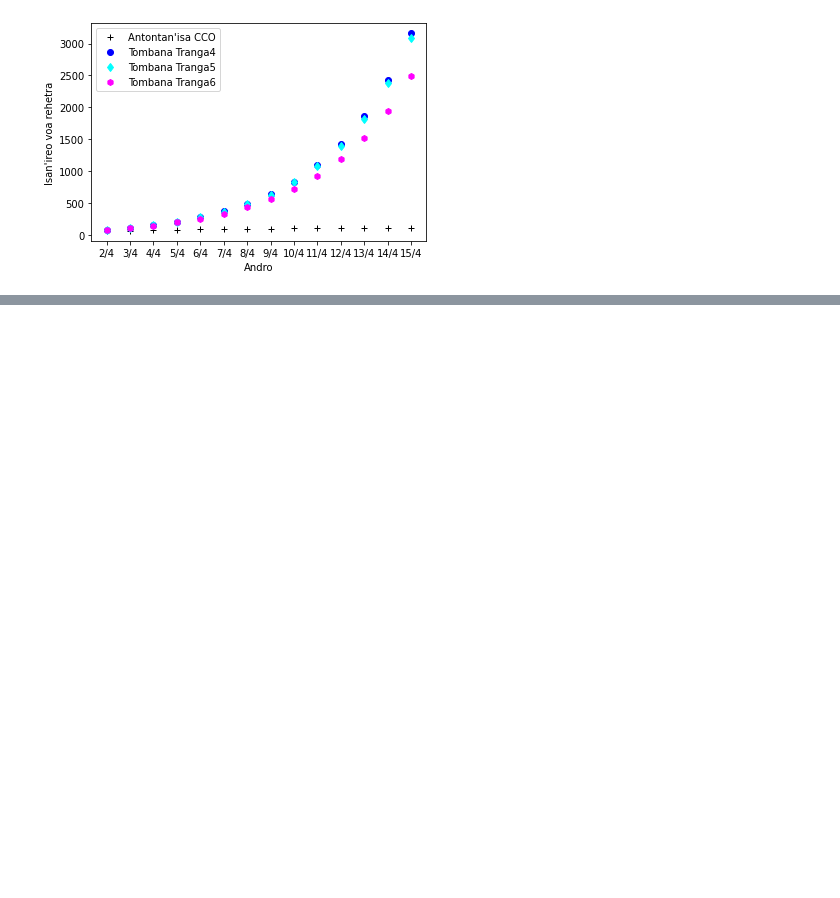
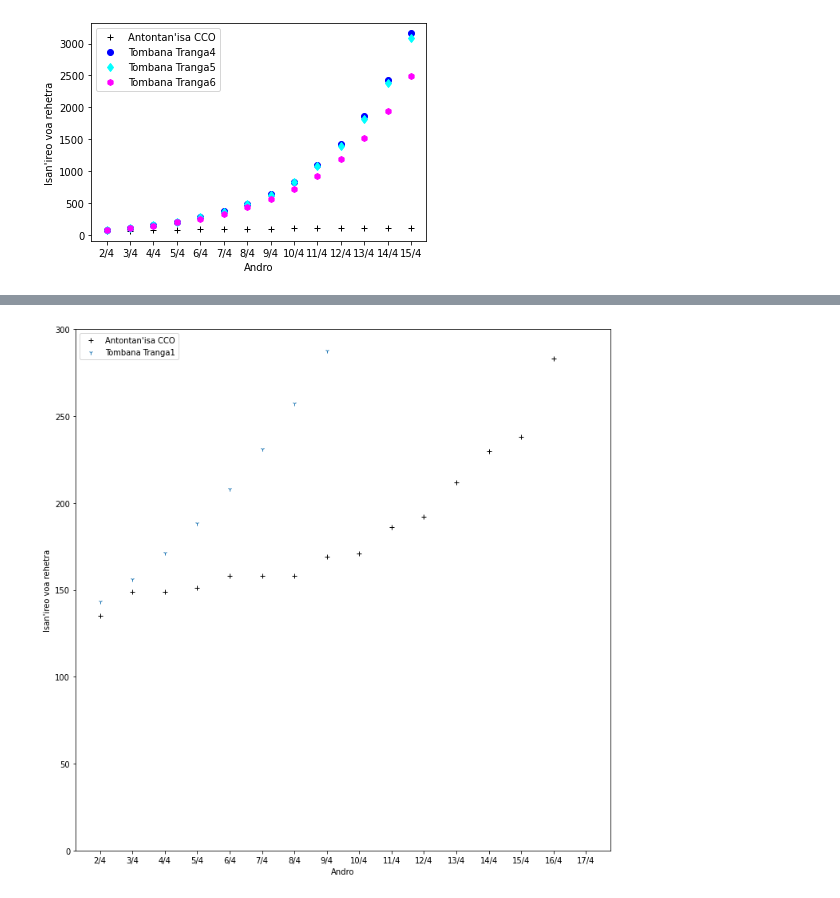
Before and after one commit to herysedra/covid19-mankaiza-clone, a Jupyter notebook: scripts/paper/simple_blocks/sir_vmiv.ipynb, the cells around one changed output, grey strips where cells are left out. Drawn from its saved outputs; the diff is of its cells as text; code cells hidden in the pictures; blank space fills up the shorter version.

```diff
--- a/scripts/paper/simple_blocks/sir_vmiv.ipynb
+++ b/scripts/paper/simple_blocks/sir_vmiv.ipynb
@@ -59,4 +41,8 @@ cco_cases_mdg
 # %%
+date_data_begin = datetime.date(2020,4,2)
+date_data_end = datetime.date(2020,4,15)
+
+
 NT = 2e6
 N10 = 1e4
 N1 = 1e3
@@ -123,7 +109,7 @@ formatf_date = lambda date_py: '{}/{}'.format(date_py.day, date_py.month)
 daty_lst = []
 
 
-for el in range(14):
+for el in range((date_data_end - date_data_begin).days + 1):
   daty_lav =  daty_lav + datetime.timedelta(days = 1)
   daty = formatf_date(daty_lav)
   daty_lst.append(daty)
@@ -180,7 +166,7 @@ for el in range(14):
 #print('ItotT :', ItotT_lst, sep=" ")
 
 plt.figure()
-plt.plot(daty_lst, cco_tot_lst, marker ="+",ls = 'None', color='black',label="Antontan'isa CCO")
+plt.plot(daty_lst, tilyvoamdg.loc[date_data_begin:date_data_end, 'Voareh tvm'], marker ="+",ls = 'None', color='black',label="Antontan'isa CCO")
 plt.plot(daty_lst,ItotT_lst, "1", ls = 'None', label='Tombana Tranga1')
 plt.plot(daty_lst,Itot10_lst, marker ="2",ls = 'None', color='red',label='Tombana Tranga2')
 plt.plot(daty_lst,Itot1_lst, marker = "3", ls = 'None', color='grey', label='Tombana Tranga3')
@@ -259,0 +241,76 @@ The PostScript backend does not support transparency; partially transparent arti
+# %%
+date_data_begin = datetime.date(2020,5,2)
+date_data_end = datetime.date(2020,5,17)
+
+NT = 4e6
+
+
+I0 = 4
+
+ItotT = 132
+IvT = 4
+IT = 132 - 94 + I0 # 94 no totaly sitrana t@ 5/2/2020
+
+ST = NT - 132 - 94
+
+ST3 = ST
+
+ItotT_lst = []
+IvT_lst = []
+
+
+ItotT3 = ItotT
+IvT3 = IvT
+IT3 = IT
+
+ItotT3_lst = []
+IvT3_lst = []
+
+
+lc = 0.27
+mc = 0.12
+
+l3 = 0.45
+m3 = 0.15
+
+daty_lav = datetime.date(2020,4,1)
+formatf_date = lambda date_py: '{}/{}'.format(date_py.day, date_py.month)
+
+daty_lst = []
+
+
+for el in range((date_data_end - date_data_begin).days + 1):
+  daty_lav =  daty_lav + datetime.timedelta(days = 1)
+  daty = formatf_date(daty_lav)
+  daty_lst.append(daty)
+
+  IvT = (lc/NT)*ST*IT
+  ST = ST - (lc/NT)*IT
+  IT = IT + IvT - mc*IT
+  ItotT = ItotT + IvT
+
+  ItotT_lst.append(round(ItotT, 2))
+  IvT_lst.append(round(IvT, 2))
+
+  IvT3 = (l3/NT)*ST3*IT3
+  ST3 = ST3 - (l3/NT)*IT3
+  IT3 = IT3 + IvT3 - m3*IT3
+  ItotT3 = ItotT3 + IvT3
+
+  ItotT3_lst.append(round(ItotT3, 2))
+  IvT3_lst.append(round(IvT3, 2))
+
+
+fig, ax = plt.subplots(figsize=(12, 12))
+
+ax.plot(daty_lst, tilyvoamdg.loc[date_data_begin:date_data_end, 'Voareh tvm'], marker ="+",ls = 'None', color='black',label="Antontan'isa CCO")
+ax.plot(daty_lst,ItotT_lst, "1", ls = 'None', label='Tombana Tranga1')
+ax.set(xlabel = 'Andro', ylabel = "Isan'ireo voa rehetra")
+ax.legend(loc= 'best')
+
+plt.ylim(0,300)
+
+plt.savefig(path_to_save+'mey15SIRmiv.eps')
+
+plt.show()
+# %% [output]
@@ -259,0 +319 @@ The PostScript backend does not support transparency; partially transparent arti
+[figure, added]
```
Also changed, not shown: parts of 9 cells of this notebook.
